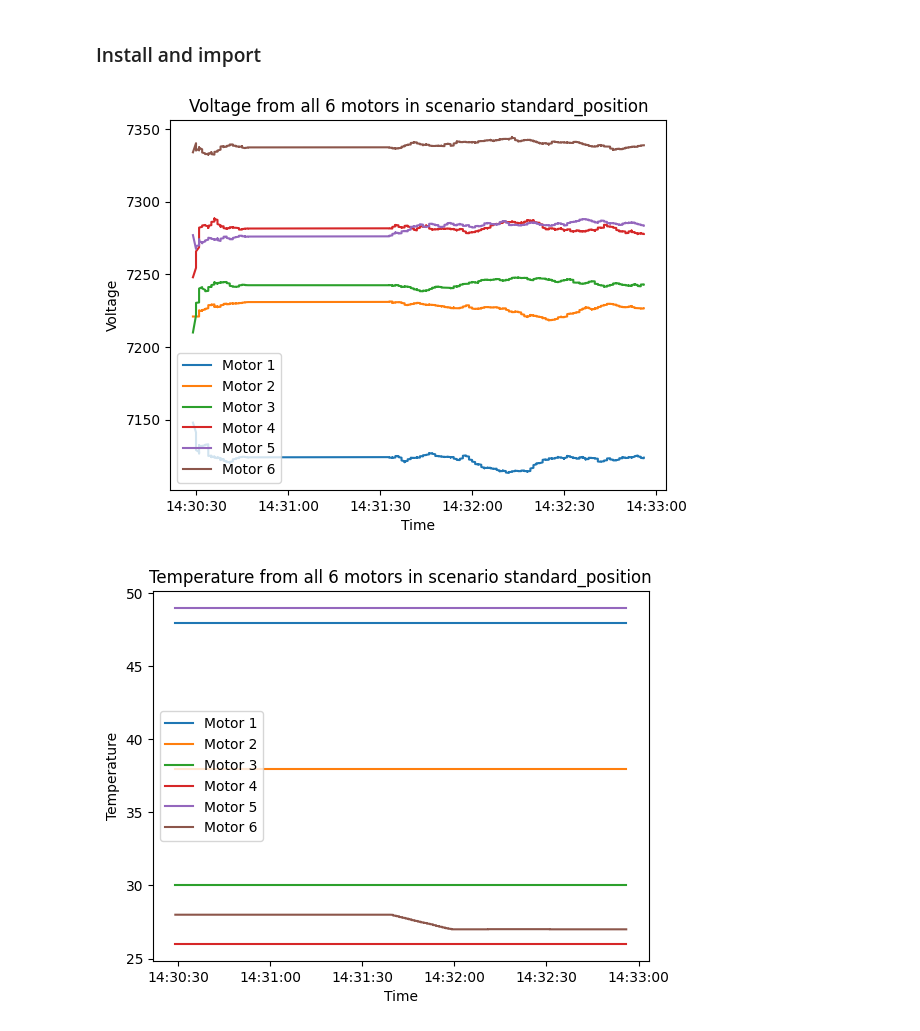
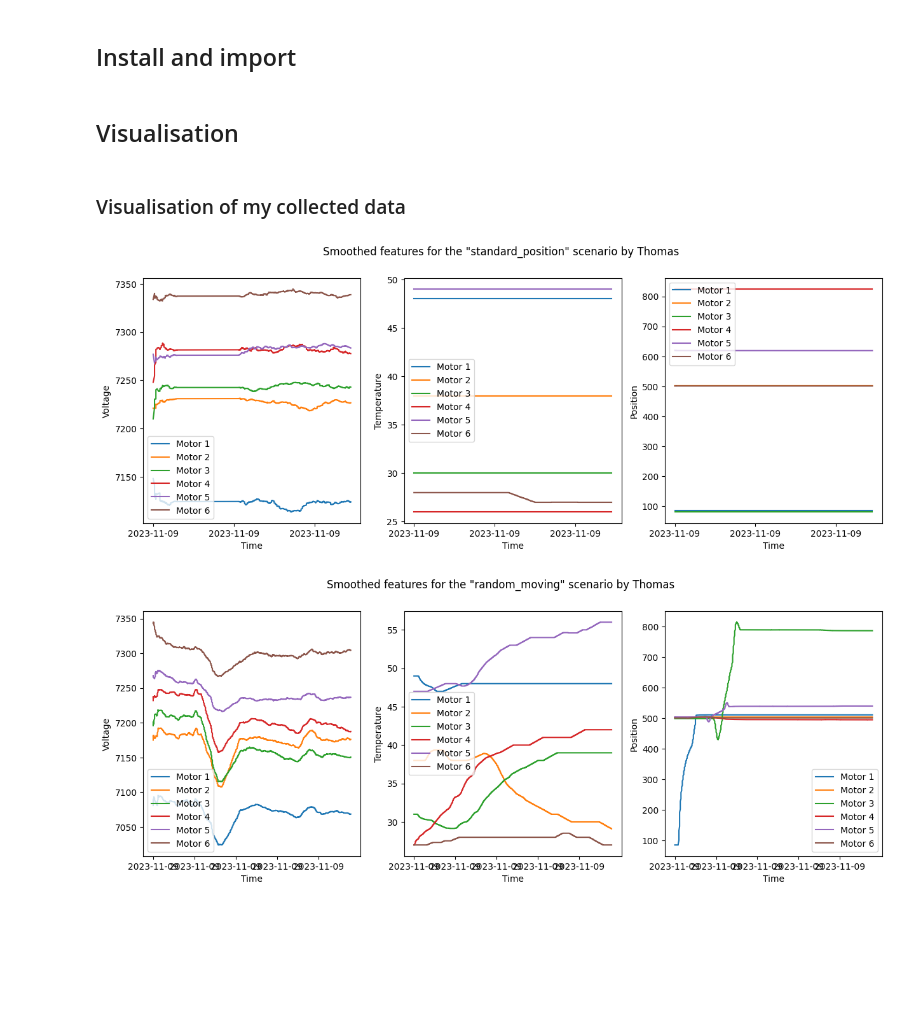
Before and after one commit to sonic160/digital_twin_robot, a Jupyter notebook: course_project_DARR/WP2_Data-driven fault detection/WP2_submission_group_2/data_visualisation_thomas.ipynb, the cells around one changed output. Drawn from its saved outputs; the diff is of its cells as text; code cells hidden in the pictures; blank space fills up the shorter version.

Commit message:
uniformization of my data and the common data (in the structure of the folders) + plotting correctly the smoothed data (v1)

```diff
--- a/course_project_DARR/WP2_Data-driven fault detection/WP2_submission_group_2/data_visualisation_thomas.ipynb
+++ b/course_project_DARR/WP2_Data-driven fault detection/WP2_submission_group_2/data_visualisation_thomas.ipynb
@@ -1,5 +1,5 @@
 # %% [markdown]
-### Install and import
+## Install and import
 # %%
 import pandas as pd
 import matplotlib.pyplot as plt
@@ -6,26 +7,31 @@ import matplotlib.pyplot as plt
+# %% [markdown]
+## Visualisation
+# %% [markdown]
+### Visualisation of my collected data
 # %%
 # Read the csv files and extract the data for all 6 motors
 chosen_features = ['voltage', 'temperature', 'position']
 
-def plot_smoothed_data(features,scenario,time,window_median,window_mean):
-    path = f'collected_data/{scenario}/{time}'
+def plot_smoothed_data(features, folder, scenario, username, window_median, window_mean):
+    path = f'{folder}/{scenario}/{username}'
     motor_df = []
-    for feature in features:
-        plt.figure()
-        for i in range(1, 7):
-            motor_df = pd.read_csv(f'{path}_data_motor_{i}.csv')
+    fig, axs = plt.subplots(1, len(features), figsize=(15, 5))
+    fig.suptitle(f'Smoothed features for the "{scenario}" scenario by {username}')
+    for i, feature in enumerate(features):
+        for j in range(1, 7):
+            motor_df = pd.read_csv(f'{path}/data_motor_{j}.csv')
             motor_df['time'] = pd.to_datetime(motor_df['time'])
             motor_df[f'{feature}_smooth'] = motor_df[feature].rolling(window=window_median, min_periods=1).median()
             motor_df[f'{feature}_smooth'] = motor_df[f'{feature}_smooth'].rolling(window=window_mean, min_periods=1).mean()
-            plt.plot(motor_df['time'], motor_df[f'{feature}_smooth'], label=f'Motor {i}')
-        plt.xlabel('Time')
-        plt.ylabel(feature.capitalize())
-        plt.title(f'{feature.capitalize()} from all 6 motors in scenario {scenario}')
-        plt.legend()
-        plt.show()
+            axs[i].plot(motor_df['time'], motor_df[f'{feature}_smooth'], label=f'Motor {j}')
+        axs[i].set_xlabel('Time')
+        axs[i].set_ylabel(feature.capitalize())
+        axs[i].legend()
+        axs[i].set_xticks(pd.date_range(start=motor_df['time'].iloc[0], end=motor_df['time'].iloc[-1], freq='60S'))
+    plt.show()
 
-plot_smoothed_data(features = chosen_features, scenario = 'standard_position', time = '2023_11_09_14-30', window_median=5, window_mean=100)
-plot_smoothed_data(features = chosen_features, scenario = 'random_moving', time = '2023_11_09_14-47', window_median=5, window_mean=100)
+plot_smoothed_data(features = chosen_features, folder = 'my_collected_data', scenario = 'standard_position', username='Thomas', window_median=5, window_mean=100)
+plot_smoothed_data(features = chosen_features, folder = 'my_collected_data', scenario = 'random_moving', username = 'Thomas', window_median=5, window_mean=100)
 # %% [output]
-[figure, old version]
+[figure, new version]
-[figure, old version]
+[figure, new version]
```
Also changed, not shown: parts of 4 cells of this notebook, 12 other files.
